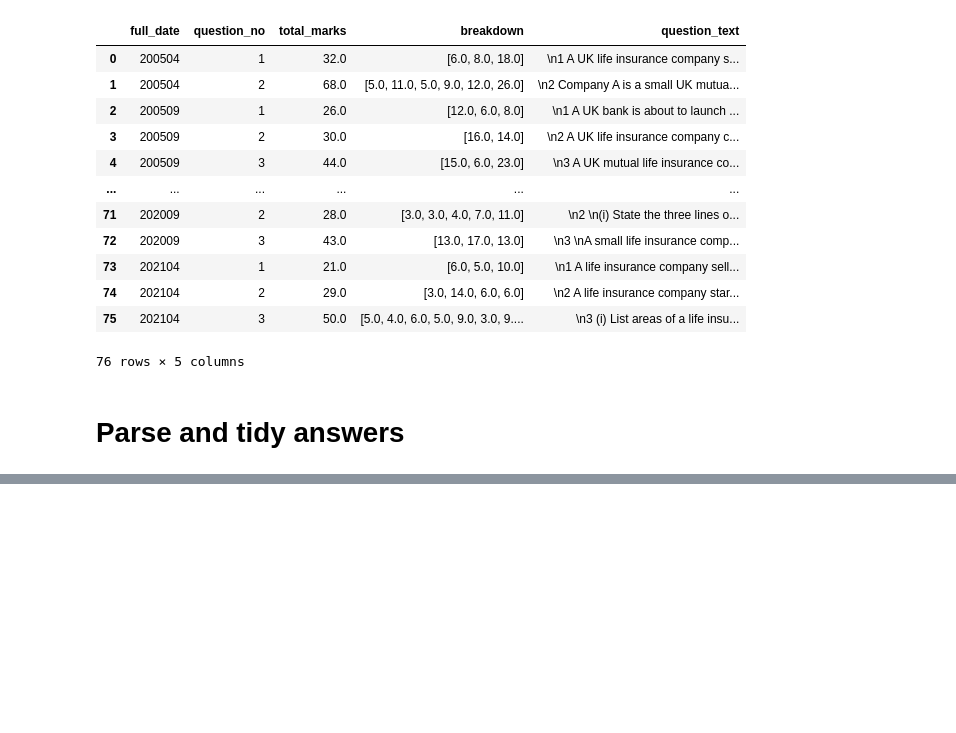
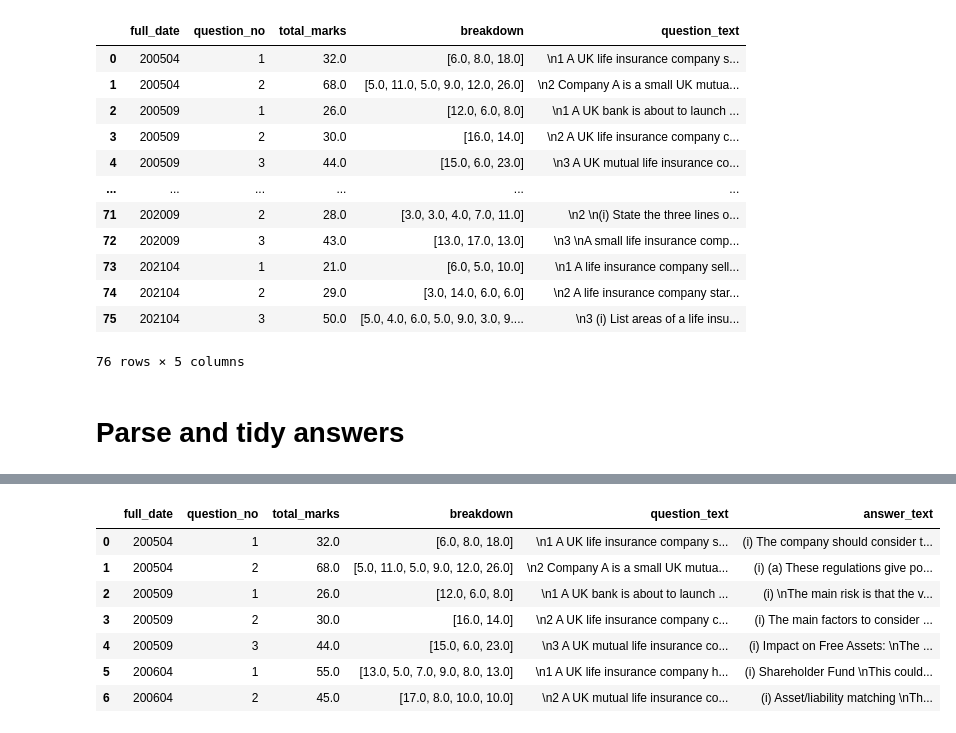
Before and after one commit to mikekyle/exam_paper_interpreter, a Jupyter notebook: sa2_question_mining.ipynb, the cells around one changed output, grey strips where cells are left out. Cells and saved outputs as stored; diff of their text form; code cells hidden in the pictures; blank space fills up the shorter version.

Commit message:
finished parsing. added similar q copy (untested)

```diff
--- a/sa2_question_mining.ipynb
+++ b/sa2_question_mining.ipynb
@@ -95,0 +231,12 @@ rqs[0][1]
+# %%
+fulldf_copy = pd.read_csv('fulldf.csv', index_col=0)
+fulldf_copy[:7]
+# %% [output]
+|  | full_date | question_no | total_marks | breakdown | question_text | answer_text |
+| 0 | 200504 | 1 | 32.0 | [6.0, 8.0, 18.0] | \n1 A UK life insurance company s... | (i) The company should consider t... |
+| 1 | 200504 | 2 | 68.0 | [5.0, 11.0, 5.0, 9.0, 12.0, 26.0] | \n2 Company A is a small UK mutua... | (i) (a) These regulations give po... |
+| 2 | 200509 | 1 | 26.0 | [12.0, 6.0, 8.0] | \n1 A UK bank is about to launch ... | (i) \nThe main risk is that the v... |
+| 3 | 200509 | 2 | 30.0 | [16.0, 14.0] | \n2 A UK life insurance company c... | (i) The main factors to consider ... |
+| 4 | 200509 | 3 | 44.0 | [15.0, 6.0, 23.0] | \n3 A UK mutual life insurance co... | (i) Impact on Free Assets: \nThe ... |
+| 5 | 200604 | 1 | 55.0 | [13.0, 5.0, 7.0, 9.0, 8.0, 13.0] | \n1 A UK life insurance company h... | (i) Shareholder Fund \nThis could... |
+| 6 | 200604 | 2 | 45.0 | [17.0, 8.0, 10.0, 10.0] | \n2 A UK mutual life insurance co... | (i) Asset/liability matching \nTh... |
```
Also changed, not shown: parts of 15 cells of this notebook, 3 other files.
